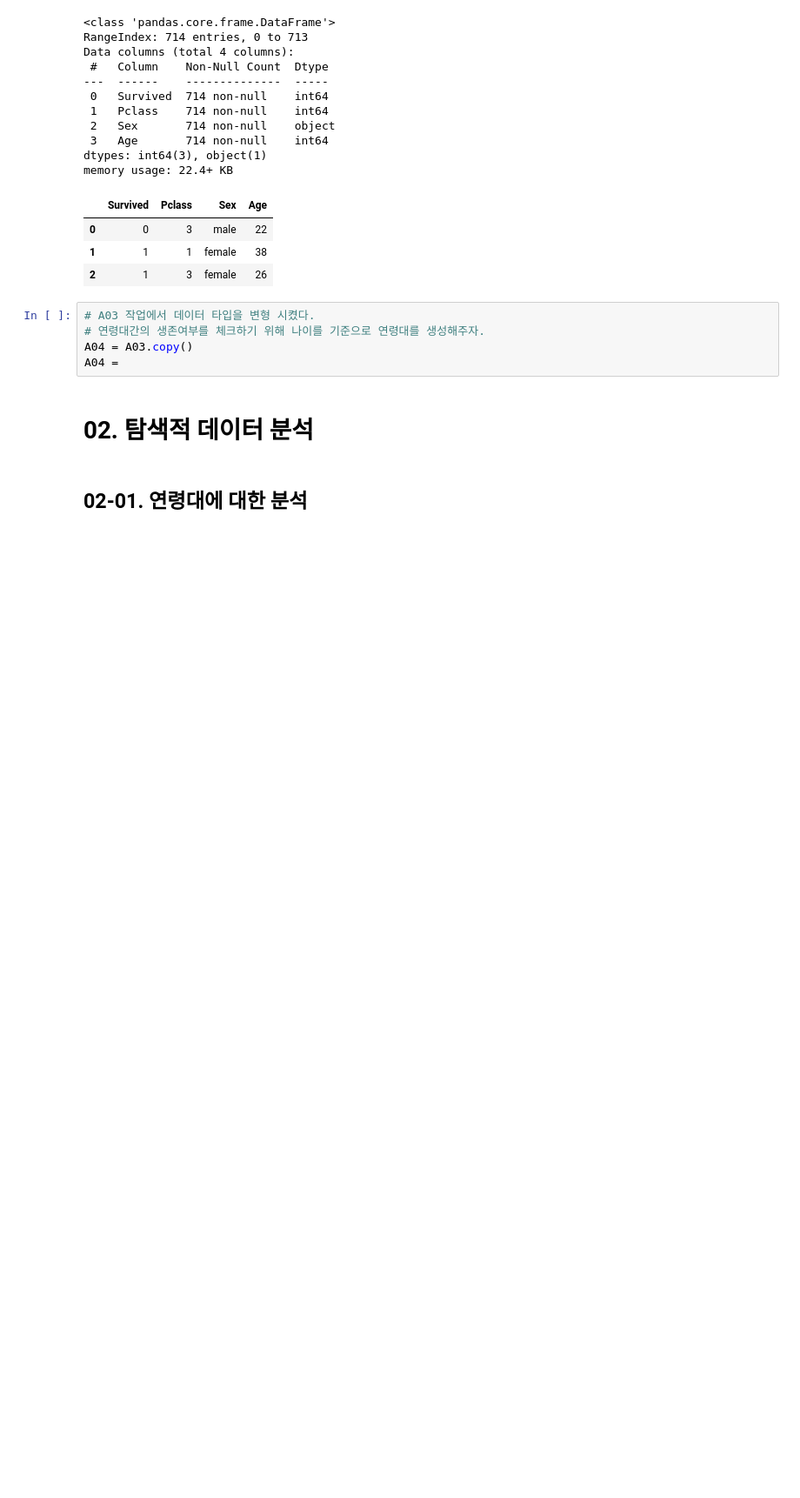
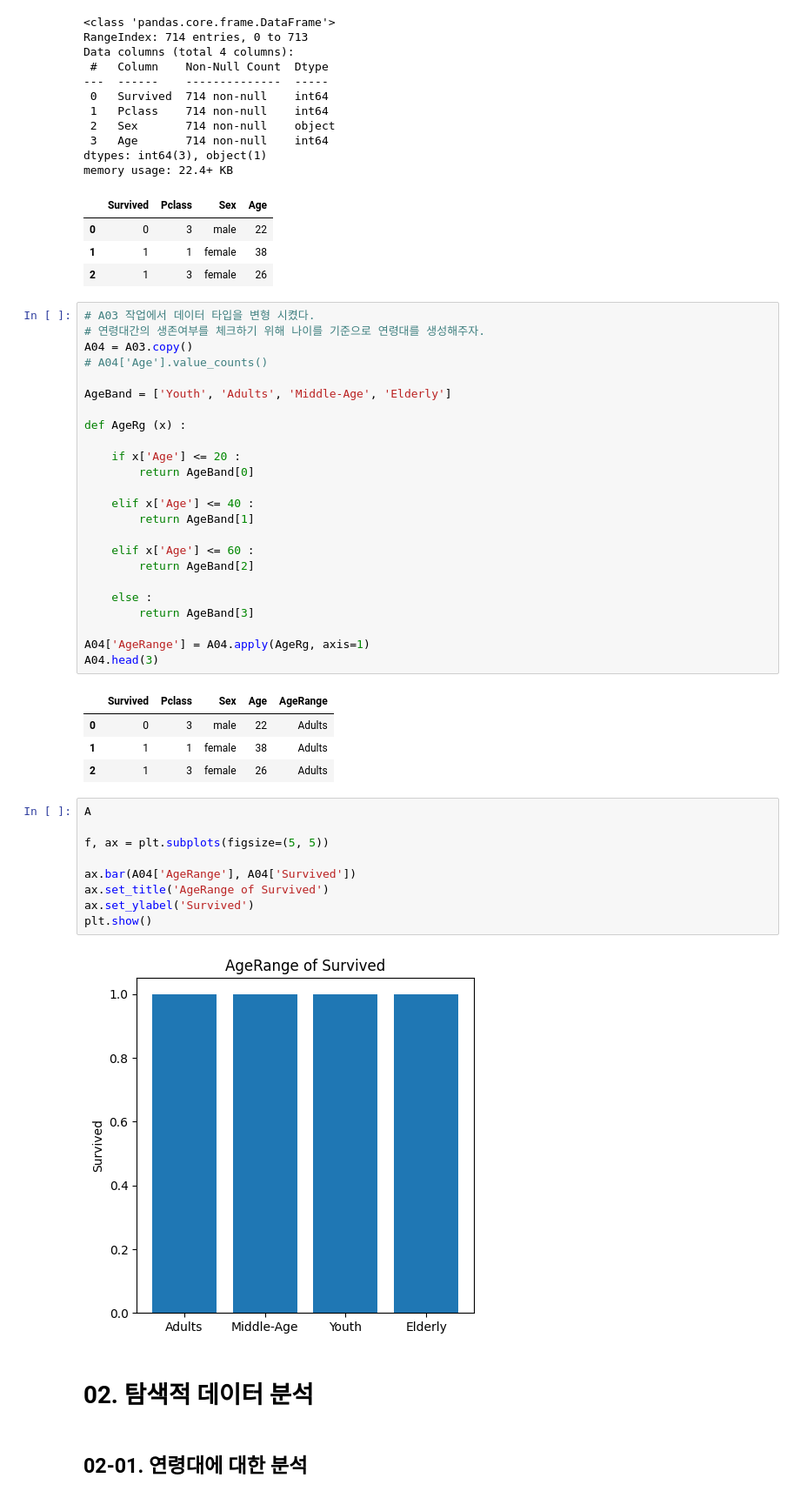
Before and after one commit to seonjaechoi0307/Project_Based_Learning, a Jupyter notebook: Titanic/Code/Project_Titanic.ipynb, the cells around one changed output. Shown at 87% size. Drawn from its saved outputs; the diff is of its cells as text; blank space fills up the shorter version.

```diff
--- a/Titanic/Code/Project_Titanic.ipynb
+++ b/Titanic/Code/Project_Titanic.ipynb
@@ -262,7 +262,42 @@ memory usage: 22.4+ KB
 # A03 작업에서 데이터 타입을 변형 시켰다.
 # 연령대간의 생존여부를 체크하기 위해 나이를 기준으로 연령대를 생성해주자.
 A04 = A03.copy()
-A04 =
+# A04['Age'].value_counts()
+
+AgeBand = ['Youth', 'Adults', 'Middle-Age', 'Elderly']
+
+def AgeRg (x) :
+
+    if x['Age'] <= 20 :
+        return AgeBand[0]
+
+    elif x['Age'] <= 40 :
+        return AgeBand[1]
+
+    elif x['Age'] <= 60 :
+        return AgeBand[2]
+
+    else :
+        return AgeBand[3]
+
+A04['AgeRange'] = A04.apply(AgeRg, axis=1)
+A04.head(3)
+# %% [output]
+|  | Survived | Pclass | Sex | Age | AgeRange |
+| 0 | 0 | 3 | male | 22 | Adults |
+| 1 | 1 | 1 | female | 38 | Adults |
+| 2 | 1 | 3 | female | 26 | Adults |
+# %%
+A
+
+f, ax = plt.subplots(figsize=(5, 5))
+
+ax.bar(A04['AgeRange'], A04['Survived'])
+ax.set_title('AgeRange of Survived')
+ax.set_ylabel('Survived')
+plt.show()
+# %% [output]
+[figure, added]
 # %% [markdown]
 # 02. 탐색적 데이터 분석
 # %% [markdown]
```
